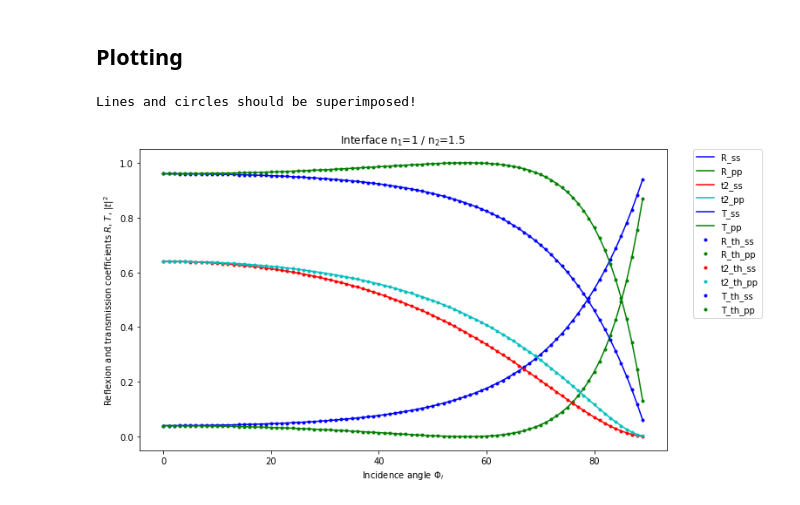
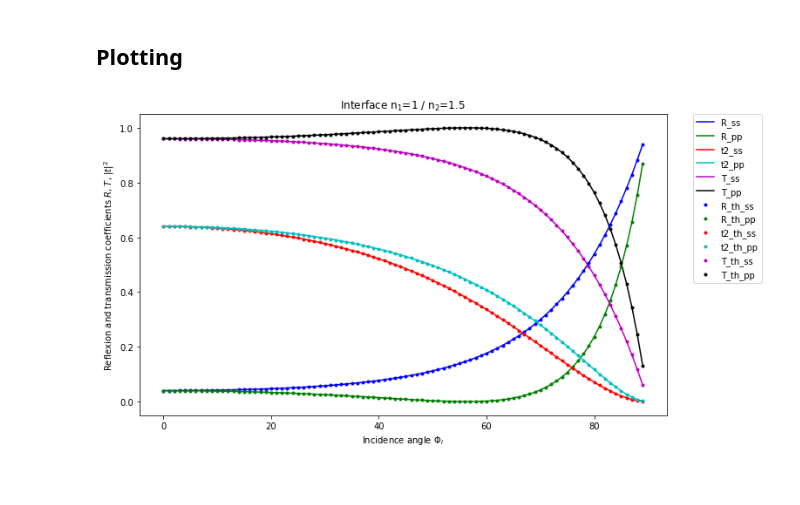
Before and after one commit to PyEllips/pyElli, a Jupyter notebook: examples/Interfaces/interface-reflection.ipynb, the cells around one changed output. Saved outputs shown, nothing was run; the diff lists cells and outputs as text; code cells hidden in the pictures.

```diff
--- a/examples/Interfaces/interface-reflection.ipynb
+++ b/examples/Interfaces/interface-reflection.ipynb
@@ -62,7 +62,7 @@ for Phi_i in Phi_list:
 
 R = np.array(R)
 T = np.array(T)
-jt = np.real(np.array(jt))
+jt = np.array(jt)
 
 
 R_pp = R[:, 0, 0]
@@ -71,32 +71,30 @@ R_ss = R[:, 1, 1]
 T_pp = T[:, 0, 0]
 T_ss = T[:, 1, 1]
 
-t2_pp = jt[:, 0, 0]**2
-t2_ss = jt[:, 1, 1]**2
+t2_pp = np.abs(jt[:, 0, 0])**2
+t2_ss = np.abs(jt[:, 1, 1])**2
 # %% [markdown]
 ## Plotting
 # %%
 fig = plt.figure(figsize=(12., 6.))
-plt.rcParams['axes.prop_cycle'] = plt.cycler('color', 'bgrcbg')
+plt.rcParams['axes.prop_cycle'] = plt.cycler('color', 'bgrcmk')
 ax = fig.add_axes([0.1, 0.1, 0.7, 0.8])
 
 d = np.vstack((R_ss, R_pp, t2_ss, t2_pp, T_ss, T_pp)).T
 lines1 = ax.plot(Phi_list, d)
 legend1 = ("R_ss", "R_pp", "t2_ss", "t2_pp", "T_ss", "T_pp")
 
 d = np.vstack((R_th_ss, R_th_pp, t2_th_ss, t2_th_pp, T_th_ss, T_th_pp)).T
 lines2 = ax.plot(Phi_list, d, '.')
 legend2 = ("R_th_ss", "R_th_pp", "t2_th_ss", "t2_th_pp", "T_th_ss", "T_th_pp")
 
 ax.legend(lines1 + lines2, legend1 + legend2,
           loc='upper left', bbox_to_anchor=(1.05, 1), borderaxespad=0.)
 
 ax.set_title("Interface n$_1$={:} / n$_2$={:}".format(n1, n2))
 ax.set_xlabel(r"Incidence angle $\Phi_i$ ")
 ax.set_ylabel(r"Reflexion and transmission coefficients $R$, $T$, $|t|^2$")
 
-print("Lines and circles should be superimposed!")
 plt.show()
 # %% [output]
-Lines and circles should be superimposed!
-[figure, old version]
+[figure, new version]
```
Also changed, not shown: 2 other files.
